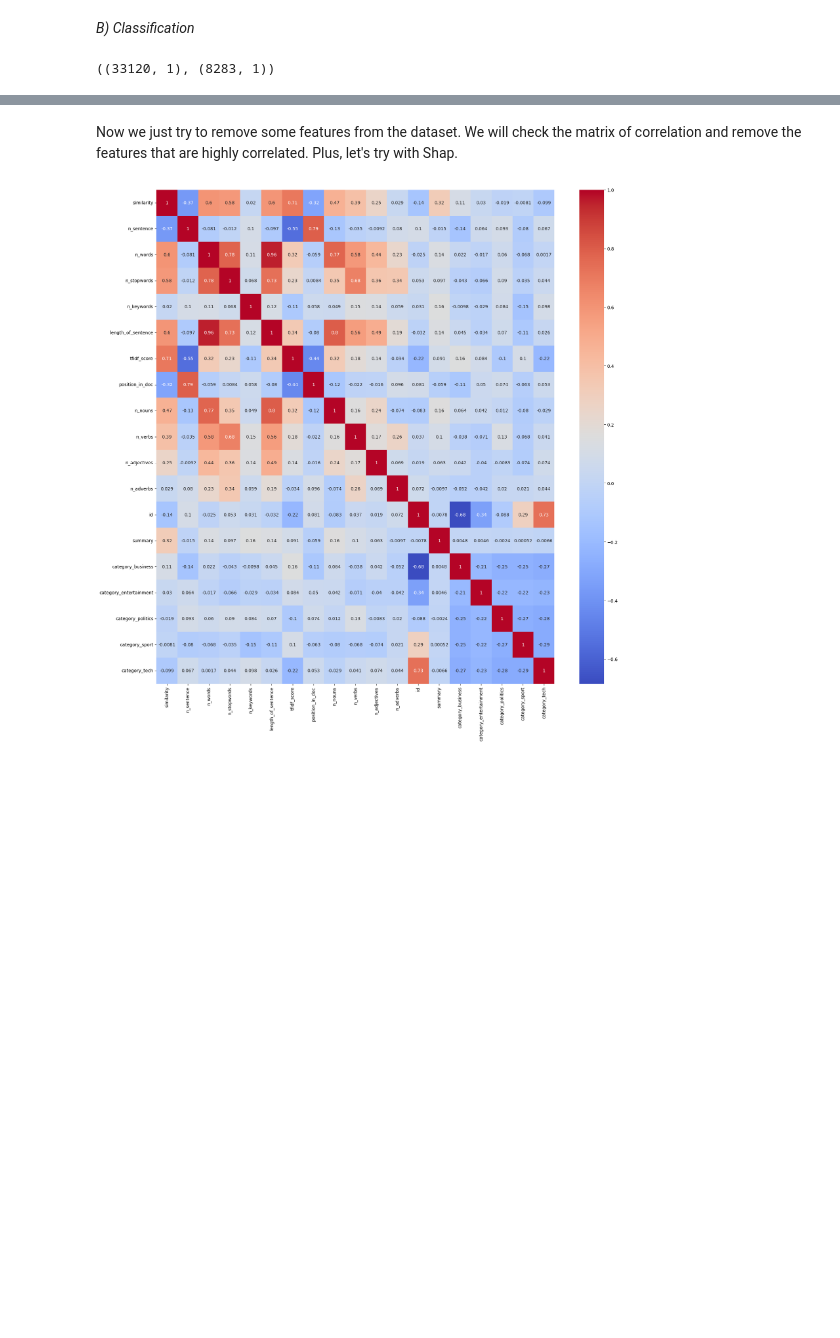
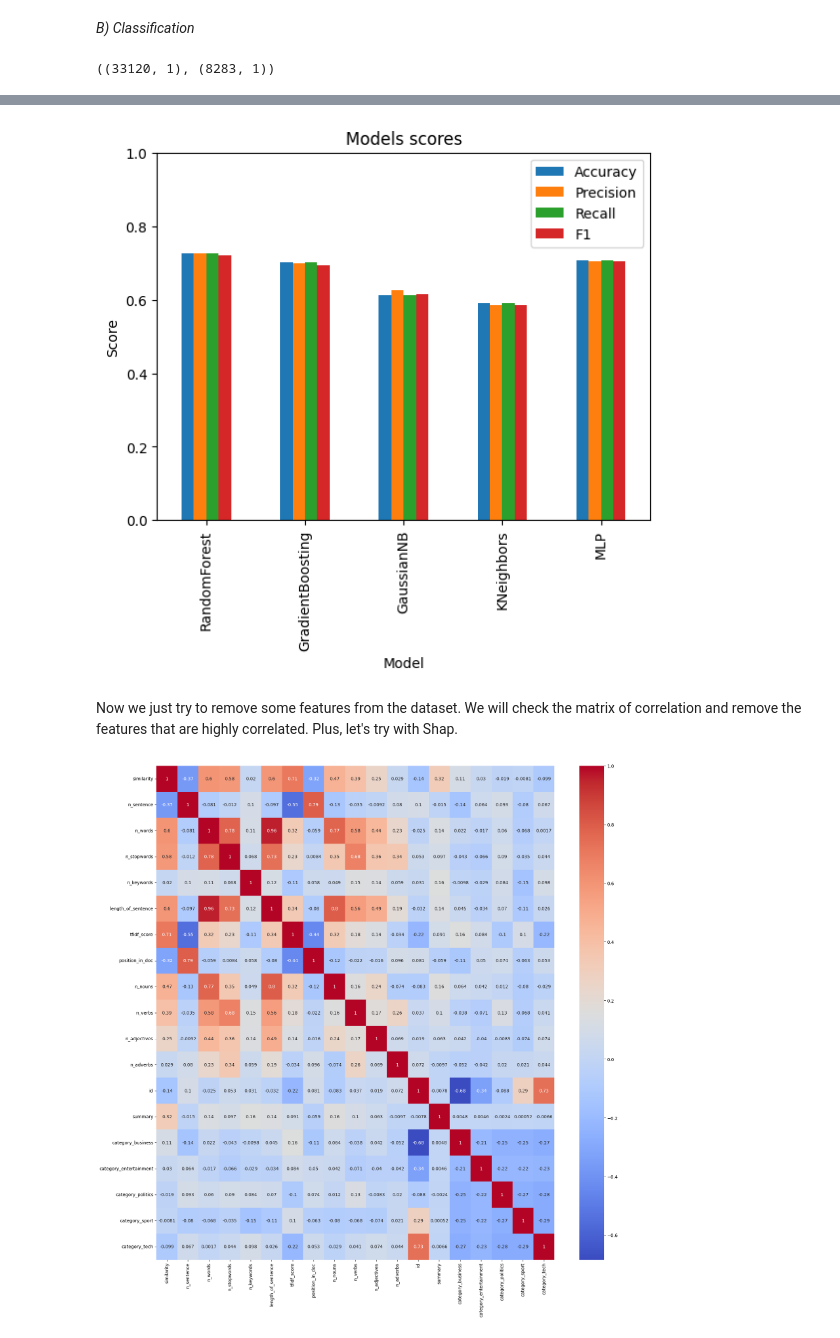
Before and after one commit to danieleavolio/Information-Processing-and-Retrieval, a Jupyter notebook: Project2/Code/G08_P2_notebook.ipynb, the cells around one changed output, grey strips where cells are left out. Drawn from its saved outputs; the diff is of its cells as text; code cells hidden in the pictures; blank space fills up the shorter version.

```diff
--- a/Project2/Code/G08_P2_notebook.ipynb
+++ b/Project2/Code/G08_P2_notebook.ipynb
@@ -783,14 +782,16 @@ def feature_extraction(sentence: str, doc: str, doc_index=None, **kwargs):
         n_adverbs,
     ]
 # %%
+
+
 # Create the features list
 features_list = []
 count = 0
-for i, doc in enumerate(training_docs):
+for i, doc in enumerate(documents):
     for sentence in nltk.sent_tokenize(doc):
         features = feature_extraction(sentence, doc, doc_index=i)
         features.append(count)
-        if sentence in training_summaries[i]:
+        if sentence in summaries[i]:
             features.append(1)
         else:
             features.append(0)
@@ -887,6 +886,19 @@ for category, data in categories.items():
 y_train.shape, y_test.shape
 # %% [output]
 ((33120, 1), (8283, 1))
+# %%
+# Having a list of models with each of them having information abot accuracy, precision, recall, f1
+# do a bar plot with the information
+def plot_models_scores(scores:pd.DataFrame):
+
+    fig, ax = plt.subplots()
+    # make a plot for this
+    scores.plot(kind="bar", ax=ax)
+    ax.set_title("Models scores")
+    ax.set_xlabel("Model")
+    ax.set_ylabel("Score")
+    ax.set_ylim(0, 1)
+    plt.show()
 # %%
 # Train each model
 models = {
@@ -897,14 +909,21 @@ models = {
     "MLP": MLPClassifier()
 }
 
+scores = pd.DataFrame(columns=["Accuracy", "Precision", "Recall", "F1"], index=models.keys())
+
+warnings.filterwarnings("ignore")
+
+
 for name, model in models.items():
     print(f"Training {name} model")
     model.fit(X_train, y_train)
     y_pred = model.predict(X_test)
     accuracy = accuracy_score(y_test, y_pred)
+    precision,recall,f1,support = metrics.precision_recall_fscore_support(y_test, y_pred, average='weighted')
     print(f"Accuracy: {accuracy}")
     print(f"Confusion matrix: \n {confusion_matrix(y_test, y_pred)}")
     print(f"Classification report: \n {classification_report(y_test, y_pred)}")
     print("\n")
+    scores.loc[name] = [accuracy, precision, recall, f1]
 # %% [output]
 Training RandomForest model
@@ -975,3 +946,7 @@ weighted avg       0.71      0.72      0.71      8283
+# %%
+plot_models_scores(scores)
+# %% [output]
+[figure, added]
 # %% [markdown]
 Now we just try to remove some features from the dataset. We will check the matrix of correlation and remove the features that are highly correlated. Plus, let's try with Shap.
 # %%
```
Also changed, not shown: parts of 27 cells of this notebook.
